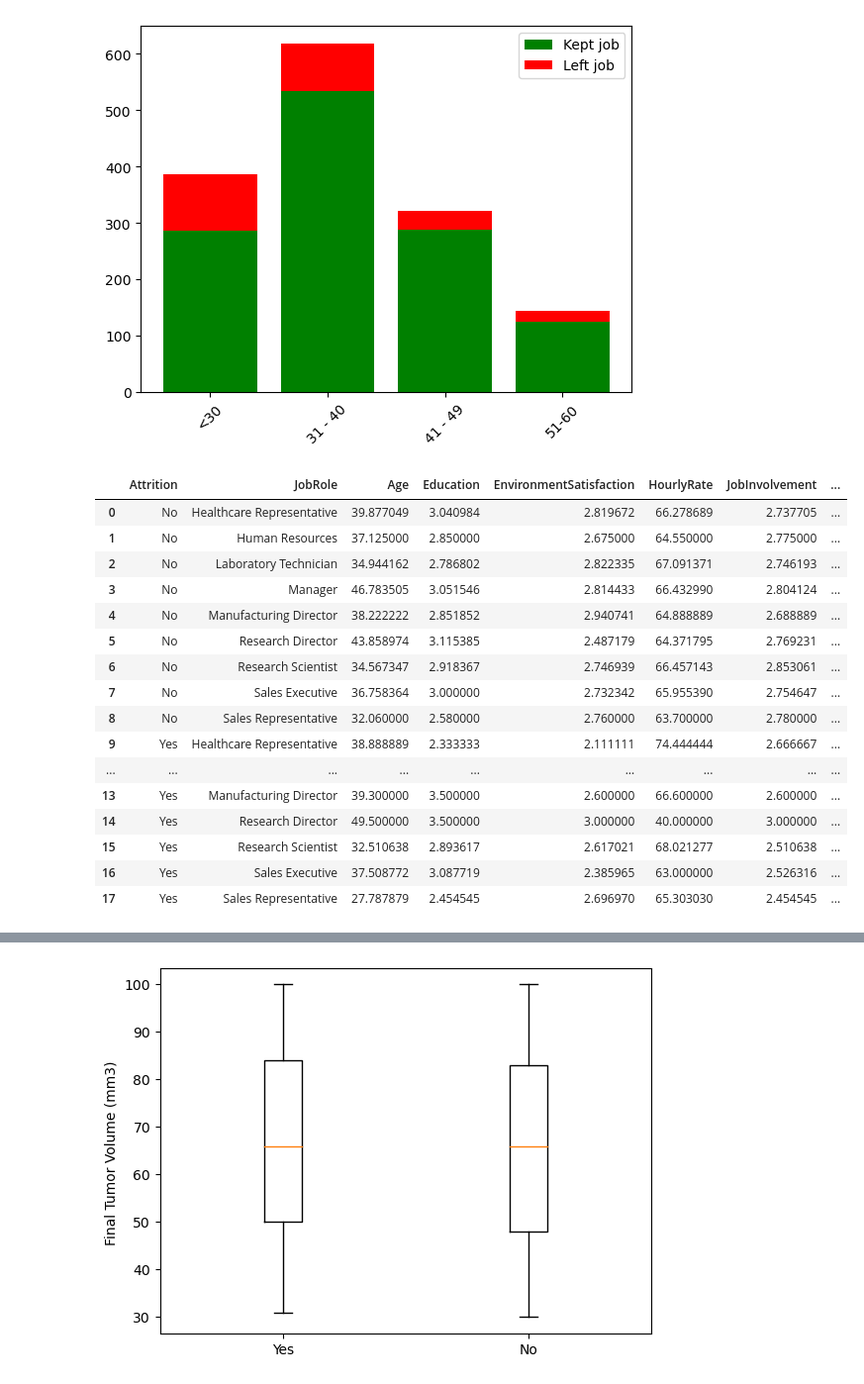
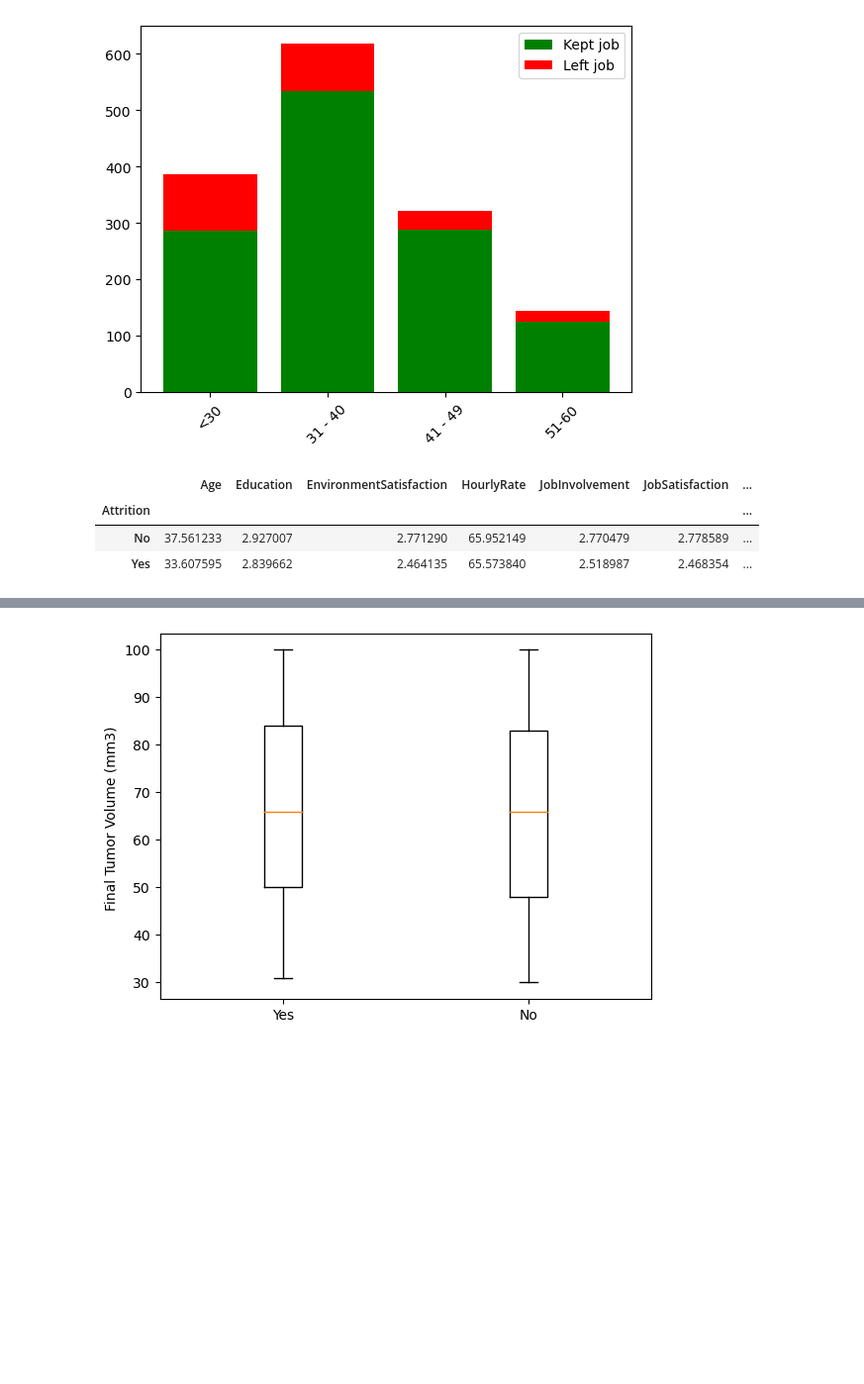
Before and after one commit to Jeff-Wince/GroupProj_Aakash_Jeff_Sonila_Stephanie, a Jupyter notebook: HR-Employee-Attrition.ipynb, the cells around one changed output, grey strips where cells are left out. Shown at 99% size. Saved outputs shown, nothing was run; the diff lists cells and outputs as text; code cells hidden in the pictures; blank space fills up the shorter version.

```diff
--- a/HR-Employee-Attrition.ipynb
+++ b/HR-Employee-Attrition.ipynb
@@ -326,27 +379,14 @@ plt.show()
 # %% [output]
 [figure]
 # %%
-job_means = cdf.groupby(["Attrition", 'JobRole']).mean()
-job_means = job_means.reset_index()
+job_means = cdf.groupby("Attrition" ).mean()
+#job_means = job_means.reset_index()
 job_means
 # %% [output]
-|  | Attrition | JobRole | Age | Education | EnvironmentSatisfaction | HourlyRate | JobInvolvement | ... |
-| 0 | No | Healthcare Representative | 39.877049 | 3.040984 | 2.819672 | 66.278689 | 2.737705 | ... |
-| 1 | No | Human Resources | 37.125000 | 2.850000 | 2.675000 | 64.550000 | 2.775000 | ... |
-| 2 | No | Laboratory Technician | 34.944162 | 2.786802 | 2.822335 | 67.091371 | 2.746193 | ... |
-| 3 | No | Manager | 46.783505 | 3.051546 | 2.814433 | 66.432990 | 2.804124 | ... |
-| 4 | No | Manufacturing Director | 38.222222 | 2.851852 | 2.940741 | 64.888889 | 2.688889 | ... |
-| 5 | No | Research Director | 43.858974 | 3.115385 | 2.487179 | 64.371795 | 2.769231 | ... |
-| 6 | No | Research Scientist | 34.567347 | 2.918367 | 2.746939 | 66.457143 | 2.853061 | ... |
-| 7 | No | Sales Executive | 36.758364 | 3.000000 | 2.732342 | 65.955390 | 2.754647 | ... |
-| 8 | No | Sales Representative | 32.060000 | 2.580000 | 2.760000 | 63.700000 | 2.780000 | ... |
-| 9 | Yes | Healthcare Representative | 38.888889 | 2.333333 | 2.111111 | 74.444444 | 2.666667 | ... |
-| ... | ... | ... | ... | ... | ... | ... | ... | ... |
-| 13 | Yes | Manufacturing Director | 39.300000 | 3.500000 | 2.600000 | 66.600000 | 2.600000 | ... |
-| 14 | Yes | Research Director | 49.500000 | 3.500000 | 3.000000 | 40.000000 | 3.000000 | ... |
-| 15 | Yes | Research Scientist | 32.510638 | 2.893617 | 2.617021 | 68.021277 | 2.510638 | ... |
-| 16 | Yes | Sales Executive | 37.508772 | 3.087719 | 2.385965 | 63.000000 | 2.526316 | ... |
-| 17 | Yes | Sales Representative | 27.787879 | 2.454545 | 2.696970 | 65.303030 | 2.454545 | ... |
+|  | Age | Education | EnvironmentSatisfaction | HourlyRate | JobInvolvement | JobSatisfaction | ... |
+| Attrition |  |  |  |  |  |  | ... |
+| No | 37.561233 | 2.927007 | 2.771290 | 65.952149 | 2.770479 | 2.778589 | ... |
+| Yes | 33.607595 | 2.839662 | 2.464135 | 65.573840 | 2.518987 | 2.468354 | ... |
 # %%
 #line plot time to showcase the difference between yes and no
 
```
Also changed, not shown: parts of 11 cells of this notebook, 3 other files.
